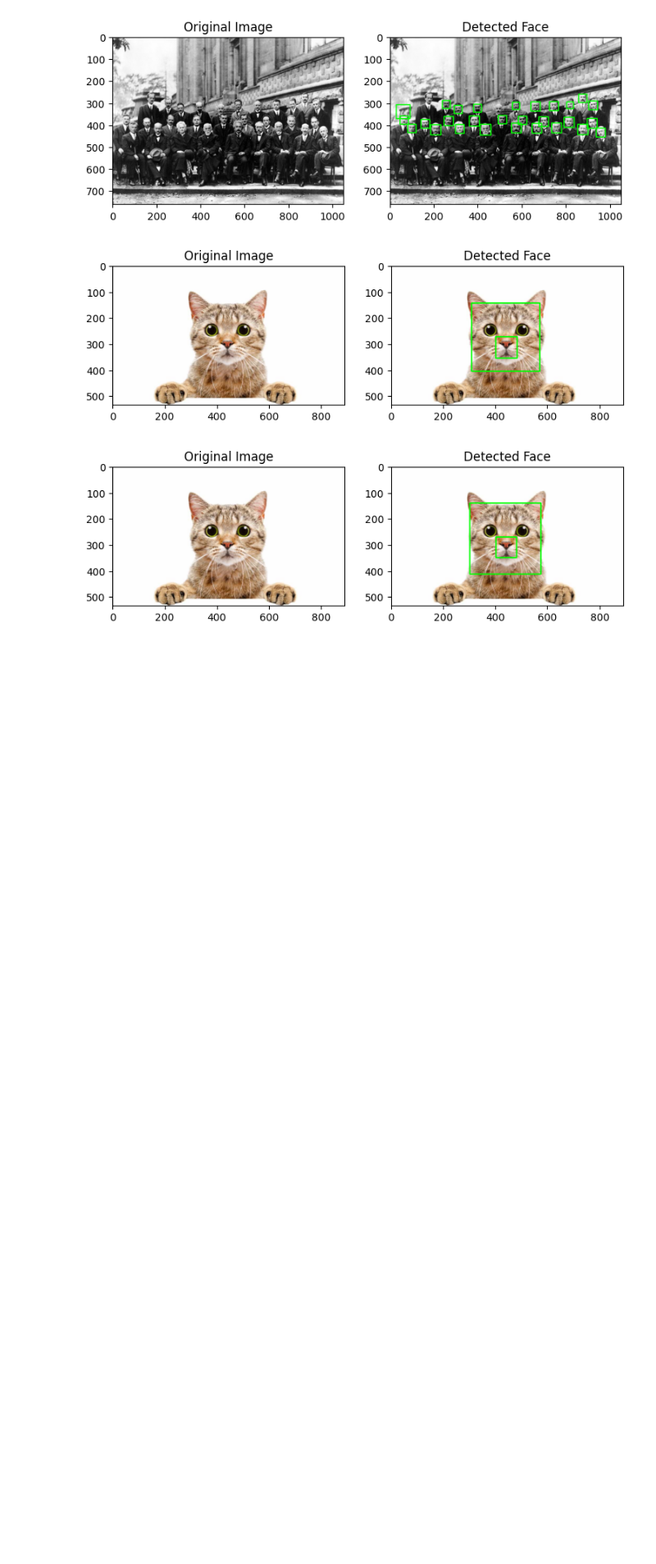
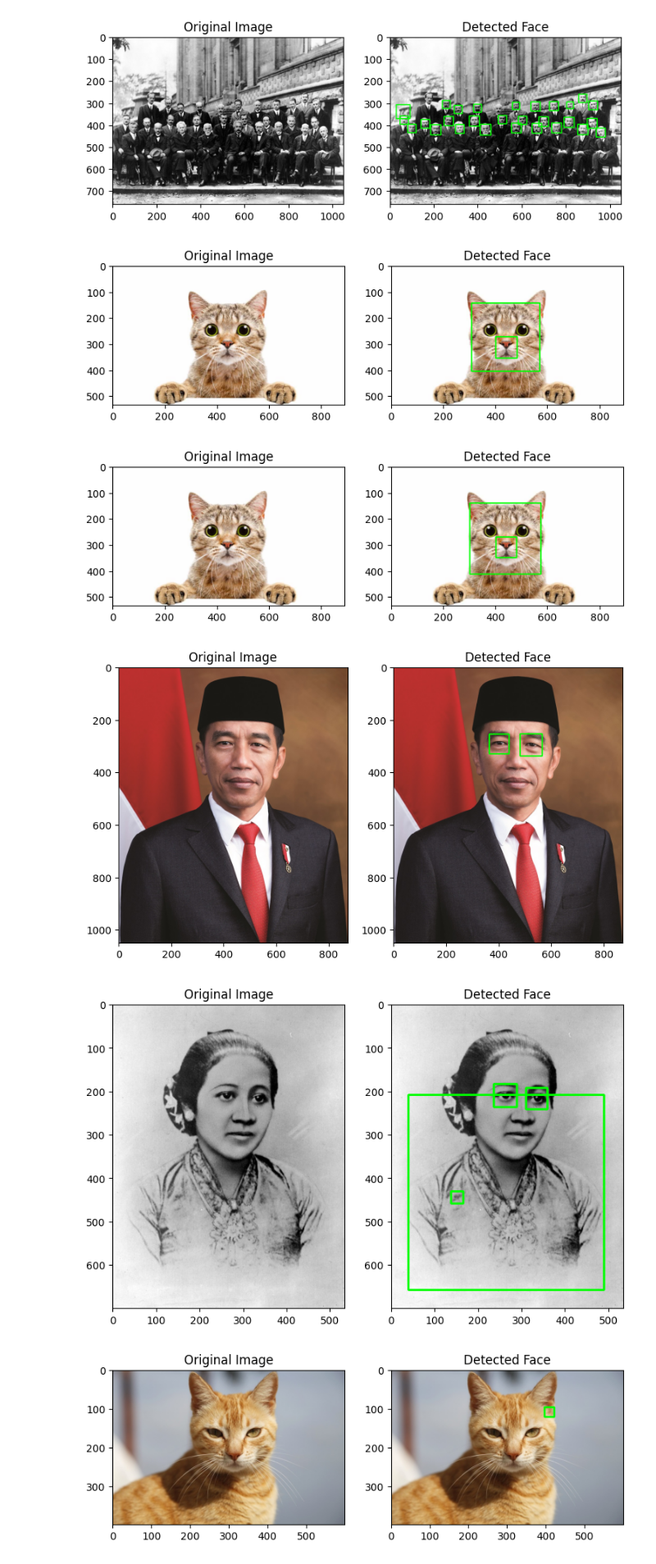
Before and after one commit to satriayyp/PCVK_Ganjil_2023, a Jupyter notebook: week12.ipynb, the cells around one changed output. Shown at 82% size. Cells and saved outputs as stored; diff of their text form; code cells hidden in the pictures; blank space fills up the shorter version.

```diff
--- a/week12.ipynb
+++ b/week12.ipynb
@@ -51,3 +51,15 @@ cascade_cat = '/content/drive/MyDrive/Colab Notebooks/haarcascades/haarcascade_f
 faceDetection(face_cat,cascade_cat)
 # %% [output]
 [figure]
+# %%
+img_path = '/content/drive/MyDrive/Colab Notebooks/facedet'
+list_face = ['jokowi.jpg', 'kartini.jpg','mycat.jpg','mask.png', 'mjordan.jpg']
+
+for file in list_face:
+  image = cv2.imread(os.path.join(img_path, file))
+  cascade_eye = '/content/drive/MyDrive/Colab Notebooks/haarcascades/haarcascade_eye.xml'
+  faceDetection(image,cascade_eye)
+# %% [output]
+[figure, added]
+[figure, added]
+[figure, added]
```
Also changed, not shown: parts of 8 cells of this notebook.
